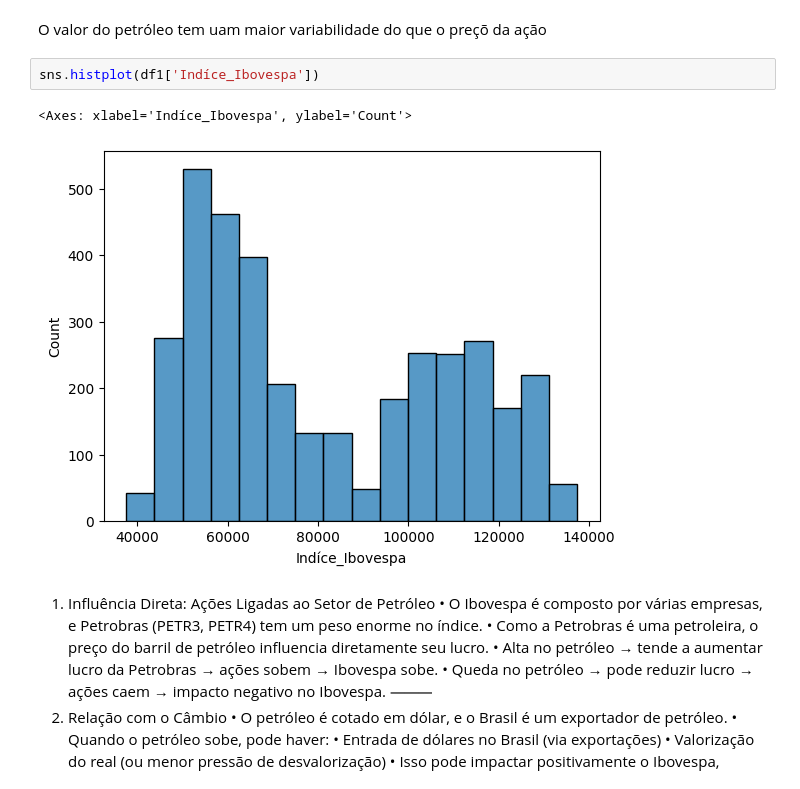
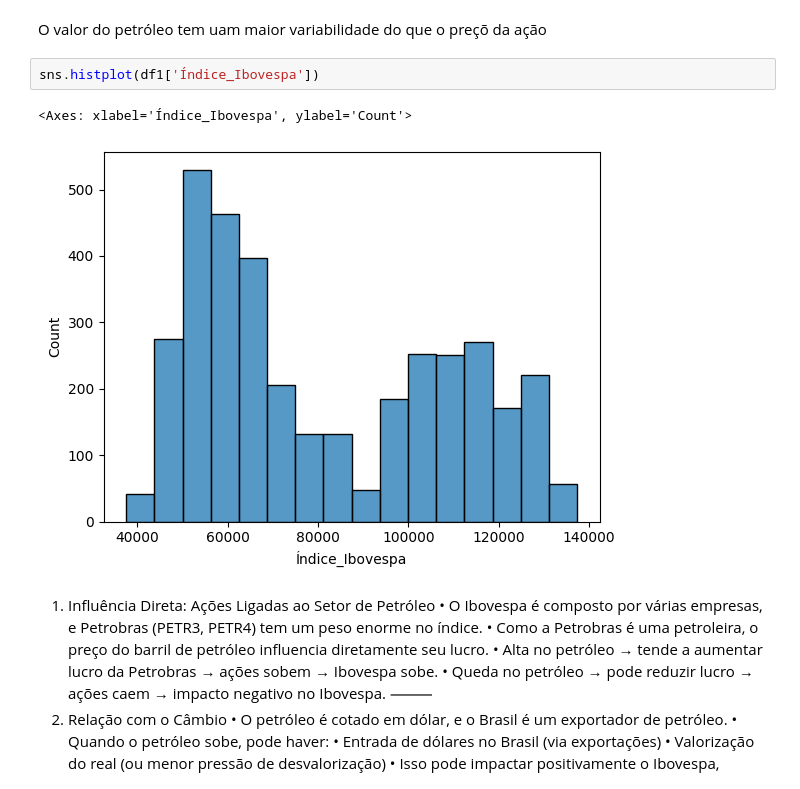
Before and after one commit to Juanpcsdev/Oil-Stock-Project, a Jupyter notebook: Notebooks/Analise/AnaliseExploratoria.ipynb, the cells around one changed output. Saved outputs shown, nothing was run; the diff lists cells and outputs as text.

```diff
--- a/Notebooks/Analise/AnaliseExploratoria.ipynb
+++ b/Notebooks/Analise/AnaliseExploratoria.ipynb
@@ -142,10 +141,10 @@ sns.histplot(df1['Price_Dolar_Petro'])
 # %% [markdown]
 O valor do petróleo tem uam maior variabilidade do que o preçõ da ação
 # %%
-sns.histplot(df1['Indíce_Ibovespa'])
+sns.histplot(df1['Índice_Ibovespa'])
 # %% [output]
-<Axes: xlabel='Indíce_Ibovespa', ylabel='Count'>
+<Axes: xlabel='Índice_Ibovespa', ylabel='Count'>
-[figure, old version]
+[figure, new version]
 # %% [markdown]
 1. Influência Direta: Ações Ligadas ao Setor de Petróleo
 • O Ibovespa é composto por várias empresas, e Petrobras (PETR3, PETR4) tem um peso enorme no índice.
```
Also changed, not shown: parts of 13 cells of this notebook.
